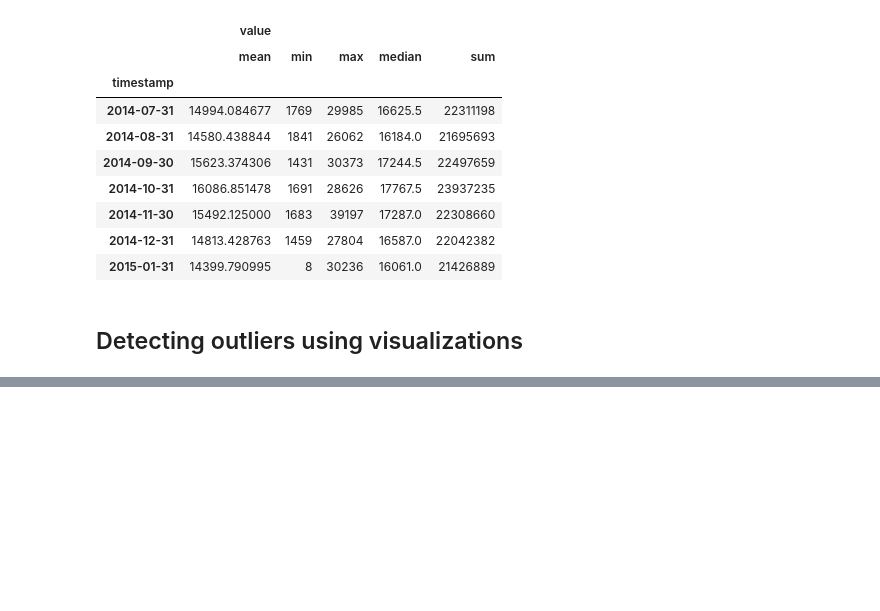
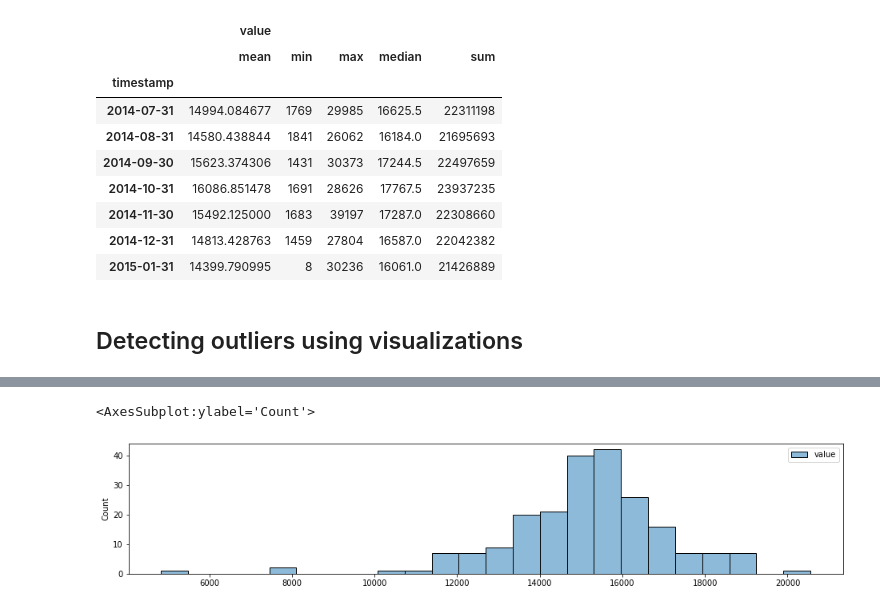
Before and after one commit to LaurbergMJ/TimeSeriesAnalysisWithPythonCookbook, a Jupyter notebook: Ch8.ipynb, the cells around one changed output, grey strips where cells are left out. Saved outputs shown, nothing was run; the diff lists cells and outputs as text; code cells hidden in the pictures; blank space fills up the shorter version.

```diff
--- a/Ch8.ipynb
+++ b/Ch8.ipynb
@@ -187,0 +215,6 @@ nyc_taxi.resample('M').agg(['mean', 'min', 'max', 'median', 'sum'])
+# %%
+# First plot for inspecting our time series data using the histplot() function
+sns.histplot(tx)
+# %% [output]
+<AxesSubplot:ylabel='Count'>
+[figure, added]
```
Also changed, not shown: parts of 12 cells of this notebook.
